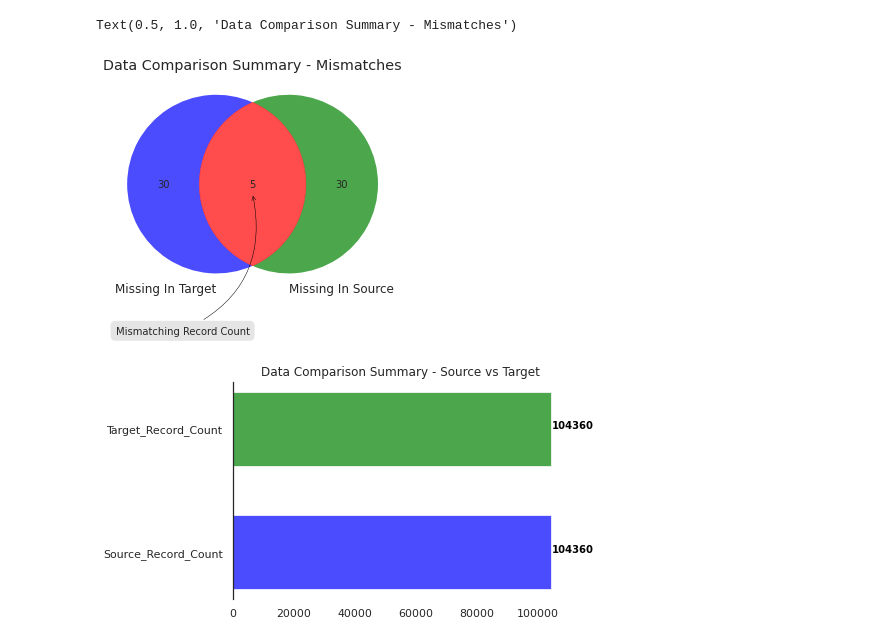
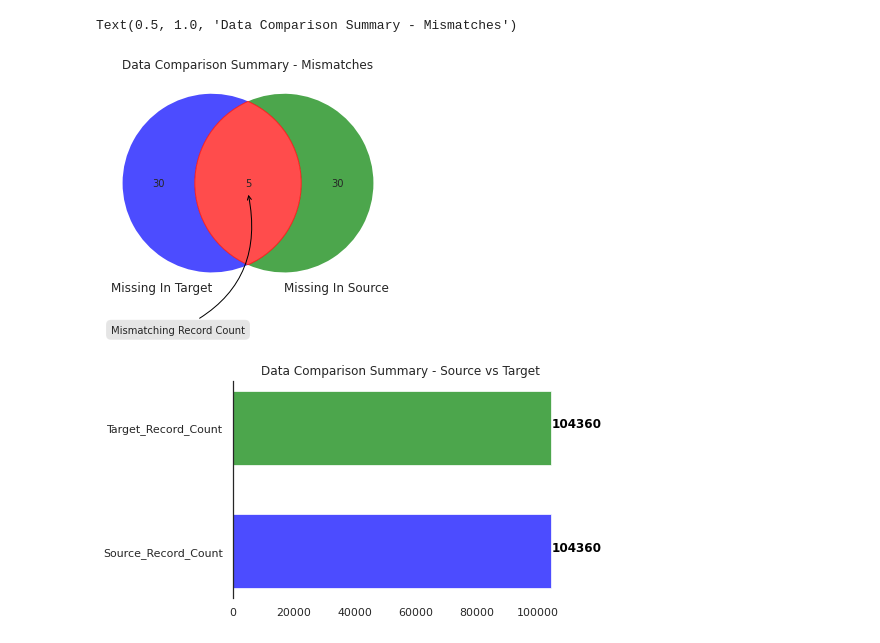
Before and after one commit to keshavvprabhu/machine_learning, a Jupyter notebook: venn_diagram.ipynb, the cells around one changed output. Cells and saved outputs as stored; diff of their text form; code cells hidden in the pictures.

```diff
--- a/venn_diagram.ipynb
+++ b/venn_diagram.ipynb
@@ -3,22 +3,20 @@
 # %%
 #Import libraries
 from matplotlib_venn import venn2, venn2_circles, venn2_unweighted
-from matplotlib_venn import venn3, venn3_circles
 from matplotlib import pyplot as plt
-plt.style.use('ggplot')
 %matplotlib inline
 missing_in_source = 30
 missing_in_target = 30
 mismatches = 5
 v=venn2_unweighted(subsets = (missing_in_source, missing_in_target, mismatches), set_labels = ('Missing In Target', 'Missing In Source', 'Mismatches'), alpha=0.7, set_colors=('blue', 'green'))
 v.get_patch_by_id('11').set_color('red')
 plt.annotate('Mismatching Record Count', xy=v.get_label_by_id('11').get_position() - np.array([0, 0.05]), xytext=(-70,-140),
-             ha='center', textcoords='offset points', bbox=dict(boxstyle='round,pad=0.5', fc='black', alpha=0.1),
+             ha='center', textcoords='offset points', bbox=dict(boxstyle='round, pad=0.5', fc='black', alpha=0.1),
              arrowprops=dict(arrowstyle='->', connectionstyle='arc3,rad=0.4',color='black'))
 plt.title("Data Comparison Summary - Mismatches")
 # %% [output]
 Text(0.5, 1.0, 'Data Comparison Summary - Mismatches')
-[figure, old version]
+[figure, new version]
 # %%
 ax = plt.gca()
 y = [104360,104360]
@@ -31,9 +29,10 @@ ax.spines['bottom'].set_visible(False)
 for i, v in enumerate(y):
     ax.text(v + 3, i, str(v), color = 'black', fontweight = 'bold')
 plt.title("Data Comparison Summary - Source vs Target")
+# plt.tight_layout()
 plt.show()
 # %% [output]
-[figure, old version]
+[figure, new version]
 # %%
 size_of_groups=[96,(100-96)]
 # Create a pieplot
```
Also changed, not shown: parts of 4 cells of this notebook.
